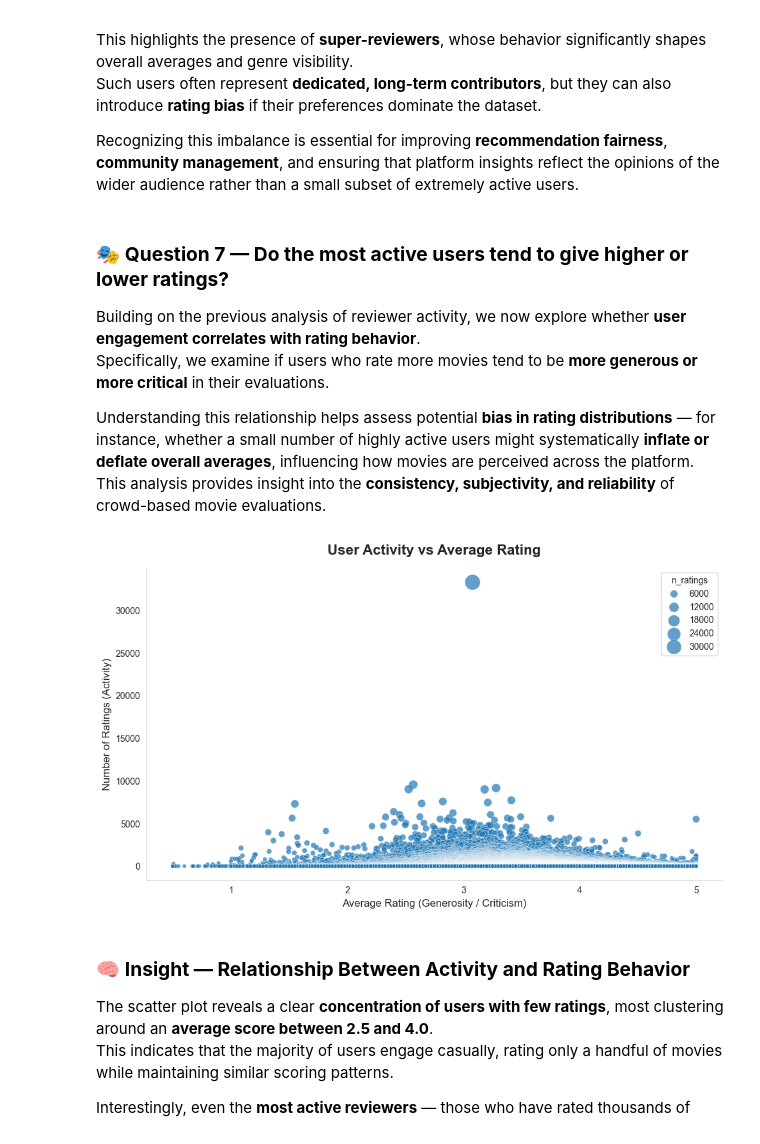
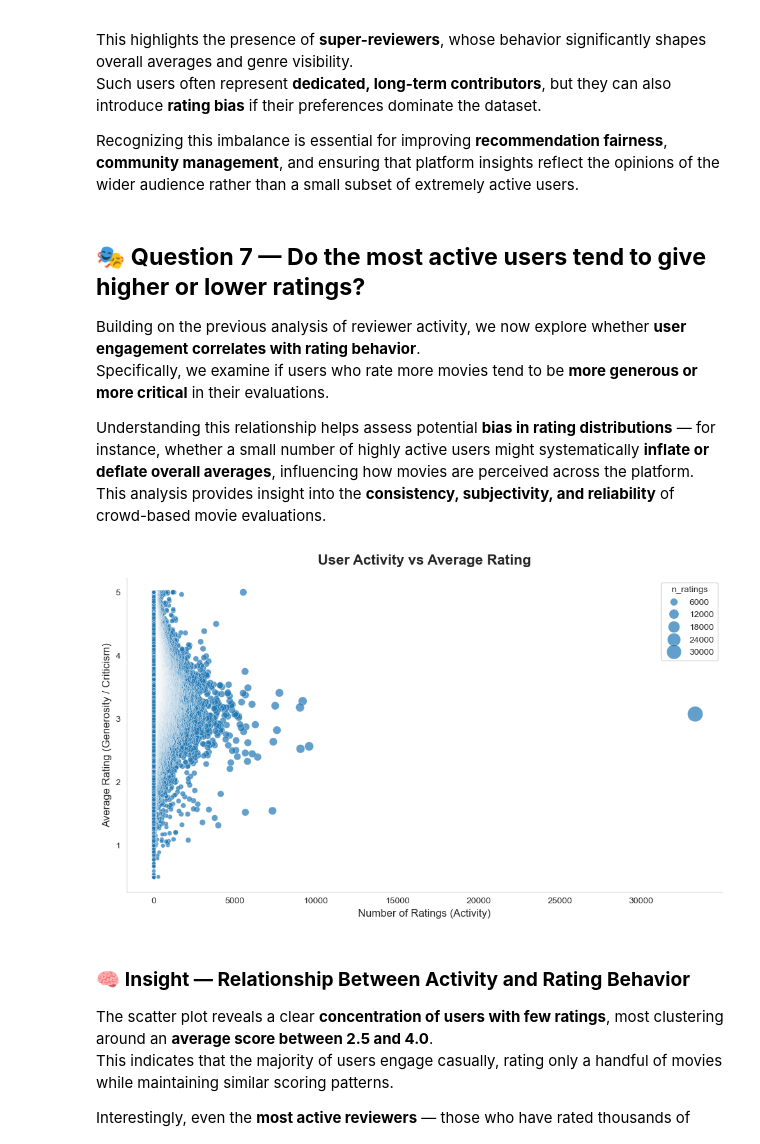
Before and after one commit to ritamaravilhamarques/BDF25_7, a Jupyter notebook: BDF25_7_data/big_data/ml-32m/Notebook.ipynb, the cells around one changed output. Saved outputs shown, nothing was run; the diff lists cells and outputs as text; code cells hidden in the pictures.

```diff
--- a/BDF25_7_data/big_data/ml-32m/Notebook.ipynb
+++ b/BDF25_7_data/big_data/ml-32m/Notebook.ipynb
@@ -852,7 +863,7 @@ Such users often represent **dedicated, long-term contributors**, but they can a
 
 Recognizing this imbalance is essential for improving **recommendation fairness**, **community management**, and ensuring that platform insights reflect the opinions of the wider audience rather than a small subset of extremely active users.
 # %% [markdown]
-### 🎭 **Question 7 — Do the most active users tend to give higher or lower ratings?**
+## 🎭 **Question 7 — Do the most active users tend to give higher or lower ratings?**
 
 Building on the previous analysis of reviewer activity, we now explore whether **user engagement correlates with rating behavior**.
 Specifically, we examine if users who rate more movies tend to be **more generous or more critical** in their evaluations.
@@ -862,34 +873,34 @@ This analysis provides insight into the **consistency, subjectivity, and reliabi
 # %%
 df_user_bias = (
     df_ratings
     .groupby("userId", as_index=False)
     .agg(n_ratings=("rating", "count"), avg_rating=("rating", "mean"))
 )
 
 df_user_bias = df_user_bias.sort_values(by="n_ratings", ascending=False)
 
 plt.figure(figsize=(10,6))
 sns.set_style("whitegrid")
 
 sns.scatterplot(
     data=df_user_bias,
-    y="n_ratings",
-    x="avg_rating",
+    x="n_ratings",
+    y="avg_rating",
     size="n_ratings",
     sizes=(20, 300),
     alpha=0.7,
     palette="coolwarm"
 )
 
 plt.title("User Activity vs Average Rating", fontsize=16, weight="bold", pad=15)
-plt.ylabel("Number of Ratings (Activity)", fontsize=12)
-plt.xlabel("Average Rating (Generosity / Criticism)", fontsize=12)
+plt.xlabel("Number of Ratings (Activity)", fontsize=12)
+plt.ylabel("Average Rating (Generosity / Criticism)", fontsize=12)
 plt.grid(False)
 sns.despine()
 plt.tight_layout()
 plt.show()
 # %% [output]
-[figure, old version]
+[figure, new version]
 # %% [markdown]
 ### 🧠 **Insight — Relationship Between Activity and Rating Behavior**
 
```
Also changed, not shown: parts of 56 cells of this notebook, 10 other files.
